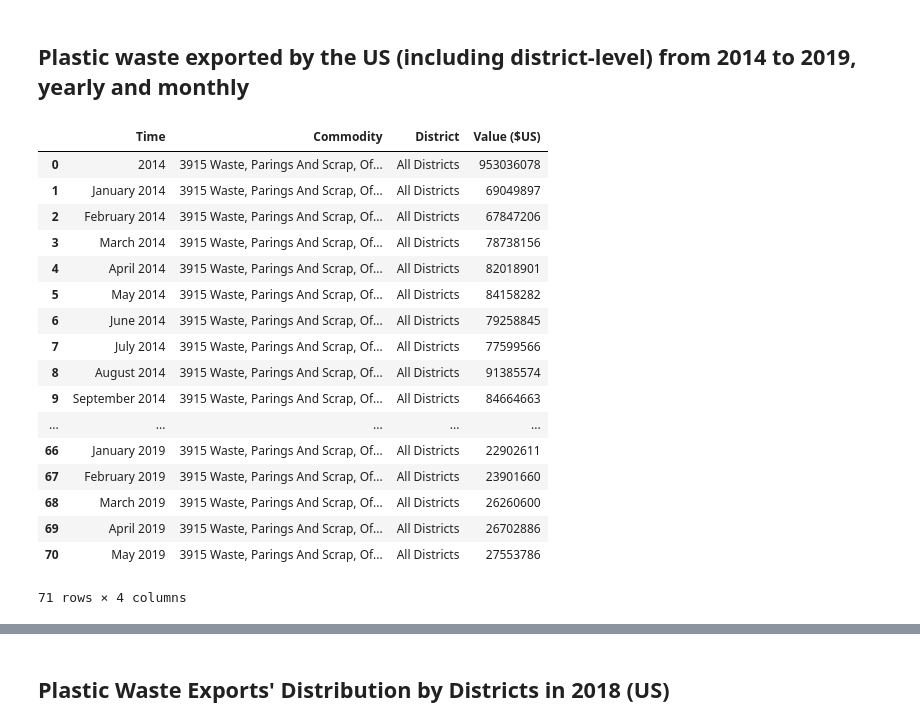
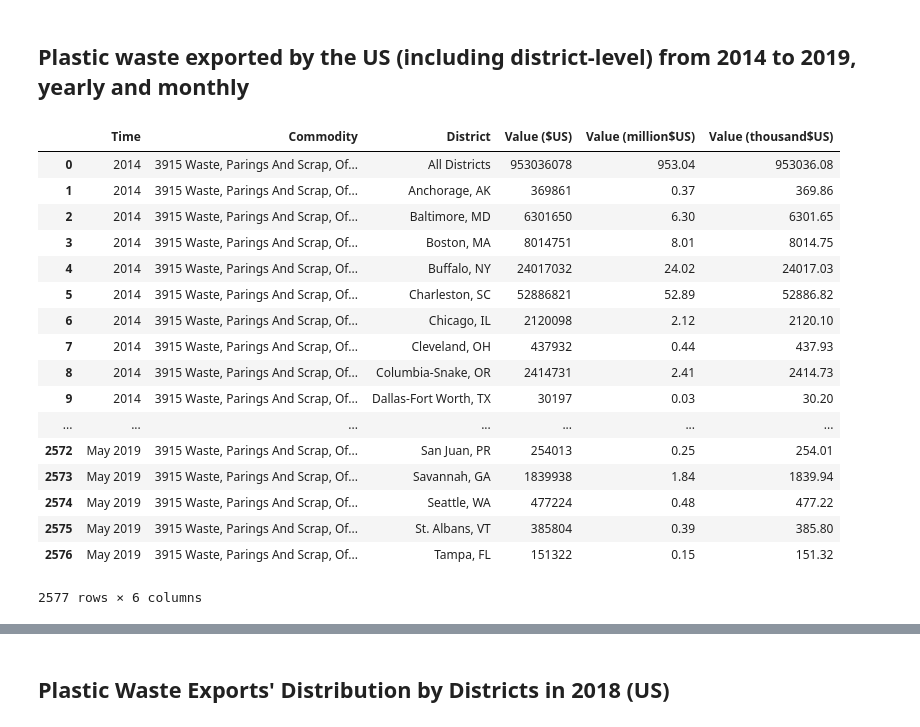
Before and after one commit to dyncdyn/data-studio-projects, a Jupyter notebook: Project1.Trash_Trade/Project1.TrashTrade_Data.ipynb, the cells around one changed output, grey strips where cells are left out. Cells and saved outputs as stored; diff of their text form; code cells hidden in the pictures.

```diff
--- a/Project1.Trash_Trade/Project1.TrashTrade_Data.ipynb
+++ b/Project1.Trash_Trade/Project1.TrashTrade_Data.ipynb
@@ -11,25 +11,28 @@ import matplotlib.pyplot as plt
 # %%
 df = pd.read_csv('StandardReportExports.csv', skiprows = 4, index_col = False, thousands=',')
 df = df.drop(columns = ['Unnamed: 4'])
+df['Value (million$US)'] = round(df['Value ($US)']/1000000, 2)
+df['Value (thousand$US)'] = round(df['Value ($US)']/1000, 2)
+df
 # %% [output]
-|  | Time | Commodity | District | Value ($US) |
-| 0 | 2014 | 3915 Waste, Parings And Scrap, Of... | All Districts | 953036078 |
-| 1 | January 2014 | 3915 Waste, Parings And Scrap, Of... | All Districts | 69049897 |
-| 2 | February 2014 | 3915 Waste, Parings And Scrap, Of... | All Districts | 67847206 |
-| 3 | March 2014 | 3915 Waste, Parings And Scrap, Of... | All Districts | 78738156 |
-| 4 | April 2014 | 3915 Waste, Parings And Scrap, Of... | All Districts | 82018901 |
-| 5 | May 2014 | 3915 Waste, Parings And Scrap, Of... | All Districts | 84158282 |
-| 6 | June 2014 | 3915 Waste, Parings And Scrap, Of... | All Districts | 79258845 |
-| 7 | July 2014 | 3915 Waste, Parings And Scrap, Of... | All Districts | 77599566 |
-| 8 | August 2014 | 3915 Waste, Parings And Scrap, Of... | All Districts | 91385574 |
-| 9 | September 2014 | 3915 Waste, Parings And Scrap, Of... | All Districts | 84664663 |
-| ... | ... | ... | ... | ... |
-| 66 | January 2019 | 3915 Waste, Parings And Scrap, Of... | All Districts | 22902611 |
-| 67 | February 2019 | 3915 Waste, Parings And Scrap, Of... | All Districts | 23901660 |
-| 68 | March 2019 | 3915 Waste, Parings And Scrap, Of... | All Districts | 26260600 |
-| 69 | April 2019 | 3915 Waste, Parings And Scrap, Of... | All Districts | 26702886 |
-| 70 | May 2019 | 3915 Waste, Parings And Scrap, Of... | All Districts | 27553786 |
+|  | Time | Commodity | District | Value ($US) | Value (million$US) | Value (thousand$US) |
+| 0 | 2014 | 3915 Waste, Parings And Scrap, Of... | All Districts | 953036078 | 953.04 | 953036.08 |
+| 1 | 2014 | 3915 Waste, Parings And Scrap, Of... | Anchorage, AK | 369861 | 0.37 | 369.86 |
+| 2 | 2014 | 3915 Waste, Parings And Scrap, Of... | Baltimore, MD | 6301650 | 6.30 | 6301.65 |
+| 3 | 2014 | 3915 Waste, Parings And Scrap, Of... | Boston, MA | 8014751 | 8.01 | 8014.75 |
+| 4 | 2014 | 3915 Waste, Parings And Scrap, Of... | Buffalo, NY | 24017032 | 24.02 | 24017.03 |
+| 5 | 2014 | 3915 Waste, Parings And Scrap, Of... | Charleston, SC | 52886821 | 52.89 | 52886.82 |
+| 6 | 2014 | 3915 Waste, Parings And Scrap, Of... | Chicago, IL | 2120098 | 2.12 | 2120.10 |
+| 7 | 2014 | 3915 Waste, Parings And Scrap, Of... | Cleveland, OH | 437932 | 0.44 | 437.93 |
+| 8 | 2014 | 3915 Waste, Parings And Scrap, Of... | Columbia-Snake, OR | 2414731 | 2.41 | 2414.73 |
+| 9 | 2014 | 3915 Waste, Parings And Scrap, Of... | Dallas-Fort Worth, TX | 30197 | 0.03 | 30.20 |
+| ... | ... | ... | ... | ... | ... | ... |
+| 2572 | May 2019 | 3915 Waste, Parings And Scrap, Of... | San Juan, PR | 254013 | 0.25 | 254.01 |
+| 2573 | May 2019 | 3915 Waste, Parings And Scrap, Of... | Savannah, GA | 1839938 | 1.84 | 1839.94 |
+| 2574 | May 2019 | 3915 Waste, Parings And Scrap, Of... | Seattle, WA | 477224 | 0.48 | 477.22 |
+| 2575 | May 2019 | 3915 Waste, Parings And Scrap, Of... | St. Albans, VT | 385804 | 0.39 | 385.80 |
+| 2576 | May 2019 | 3915 Waste, Parings And Scrap, Of... | Tampa, FL | 151322 | 0.15 | 151.32 |
-71 rows × 4 columns
+2577 rows × 6 columns
 # %%
 df_all = df[df['District'] == 'All Districts'].reset_index().drop(columns = 'index')
 
```
Also changed, not shown: parts of 15 cells of this notebook.
